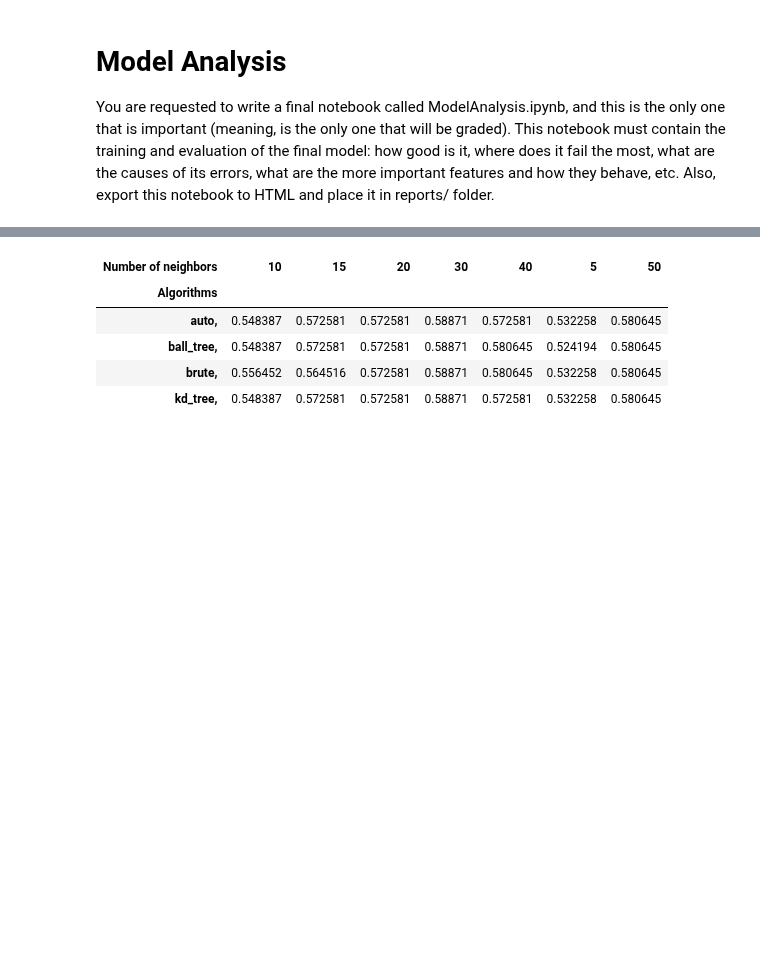
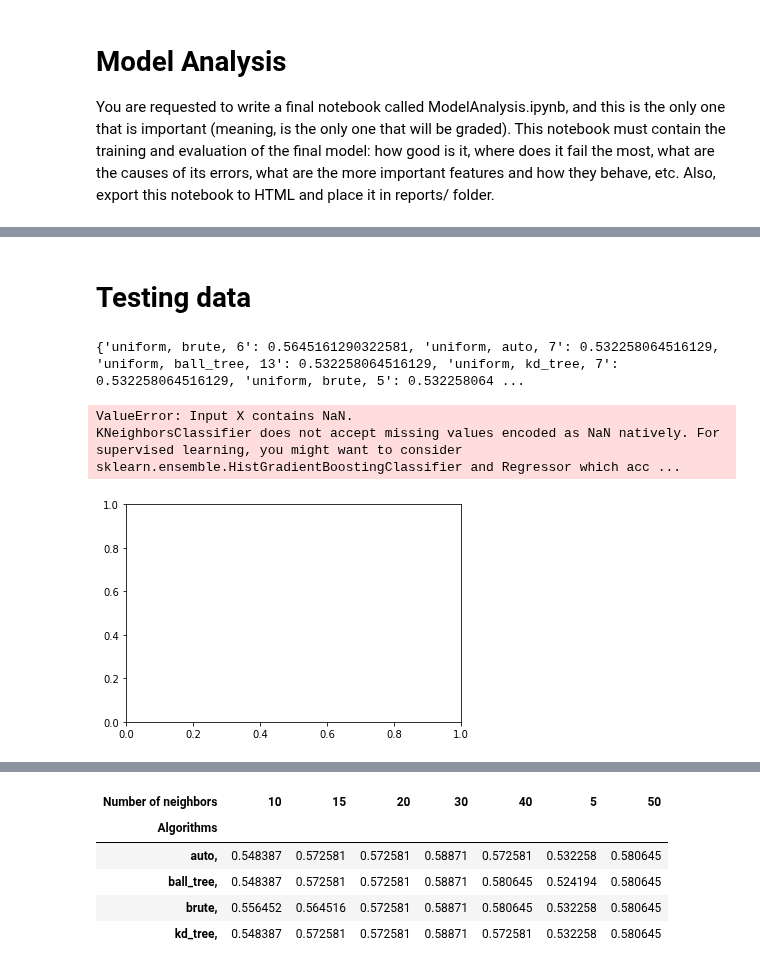
Before and after one commit to alexfulleda98/la-quiniela, a Jupyter notebook: analysis/ModelAnalysis.ipynb, the cells around one changed output, grey strips where cells are left out. Drawn from its saved outputs; the diff is of its cells as text; code cells hidden in the pictures; blank space fills up the shorter version.

Commit message:
ModelAnalysis analysis

```diff
--- a/analysis/ModelAnalysis.ipynb
+++ b/analysis/ModelAnalysis.ipynb
@@ -115,6 +117,8 @@ with open("train_features.json", "w") as outfile:
 col_names = ["rank_diff", "goal_diff"]
 x_train = train_df[col_names]
 y_train = train_df.results
+# %% [markdown]
+# Testing data
 # %%
 test_seasons = parse_seasons("2021:2022")
 test_df = df2[df2["season"].isin(test_seasons)]
@@ -156,47 +156,76 @@ y_test = test_df.results
+# %%
+try_train_df = train_df.copy(deep = True)
+for index, row in try_train_df.iterrows():
+    home_team = row["home_team"]
+    away_team = row["away_team"]
+    try_train_df.loc[row.name, "home_team"] = dic_import_data["teams_codif"][home_team]
+    try_train_df.loc[row.name, "away_team"] = dic_import_data["teams_codif"][away_team]
+
+col_names = ["rank_diff", "goal_diff", "home_team", "away_team"]
+x_train = try_train_df[col_names].dropna()
+y_train = try_train_df.results
+
+try_test_df = test_df.copy(deep = True)
+for index, row in try_test_df.iterrows():
+    home_team = row["home_team"]
+    away_team = row["away_team"]
+    try_test_df.loc[row.name, "home_team"] = dic_import_data["teams_codif"][home_team]
+    try_test_df.loc[row.name, "away_team"] = dic_import_data["teams_codif"][away_team]
+
+col_names = ["rank_diff", "goal_diff", "home_team", "away_team"]
+x_test = try_test_df[col_names]
+y_test = try_test_df.results
 # %%
 model_results = {}
-for algorithm in ["auto", "ball_tree", "kd_tree", "brute"]:
-    for n_neighbors in [5, 10, 15, 20, 30, 40, 50]:
-        # we create an instance of Neighbours Classifier and fit the data.
-        clf = neighbors.KNeighborsClassifier(n_neighbors, weights="distance", algorithm=algorithm)
-        clf.fit(x_train, y_train)
-        model_results[f"{algorithm}, {n_neighbors}"] = clf.score(x_test, y_test)
+for weight in ["uniform", "distance"]:
+    for algorithm in ["auto", "ball_tree", "kd_tree", "brute"]:
+        for n_neighbors in [5,6,7,8,9,10,11,12,13,14,15]:
+            # we create an instance of Neighbours Classifier and fit the data.
+            clf = neighbors.KNeighborsClassifier(n_neighbors, weights=weight, algorithm=algorithm)
+            clf.fit(x_train, y_train)
+            model_results[f"{weight}, {algorithm}, {n_neighbors}"] = clf.score(x_test, y_test)
 
 sorted_models = dict(sorted(model_results.items(), key=lambda item: item[1], reverse = True))
 print(sorted_models)
+# %% [output]
+{'uniform, brute, 6': 0.5645161290322581, 'uniform, auto, 7': 0.532258064516129, 'uniform, ball_tree, 13': 0.532258064516129, 'uniform, kd_tree, 7': 0.532258064516129, 'uniform, brute, 5': 0.532258064 ...
 # %%
 cmap_light = ListedColormap(["orange", "cyan", "cornflowerblue"])
-cmap_bold = ["darkorange", "c", "darkblue"]
+cmap_bold = [ "darkblue", "darkorange", "c"]
 
-n_neighbors = 30
-weights = "distance"
-clf = neighbors.KNeighborsClassifier(n_neighbors, weights=weights, algorithm="auto")
+n_neighbors = 6
+weights = "uniform"
+clf = neighbors.KNeighborsClassifier(n_neighbors, weights=weights, algorithm="brute")
 clf.fit(x_train, y_train)
 _, ax = plt.subplots()
 DecisionBoundaryDisplay.from_estimator(
     clf,
     x_train,
     cmap=cmap_light,
     ax=ax,
     response_method="predict",
     plot_method="pcolormesh",
     xlabel="rank_diff",
     ylabel="goal_diff",
     shading="auto",
 )
 
 # Plot also the training points
 sns.scatterplot(
     x=x_train["rank_diff"],
     y=x_train["goal_diff"],
     hue=y_train,
     palette=cmap_bold,
     alpha=1.0,
     edgecolor="black",
 )
 plt.title(
     "3-Class classification (k = %i, weights = '%s')" % (n_neighbors, weights)
 )
+# %% [output]
+ValueError: Input X contains NaN.
+KNeighborsClassifier does not accept missing values encoded as NaN natively. For supervised learning, you might want to consider sklearn.ensemble.HistGradientBoostingClassifier and Regressor which acc ...
+[figure, added]
 # %%
 print(f"Precision: {clf.score(x_test, y_test)}")
 
```
Also changed, not shown: parts of 9 cells of this notebook.
